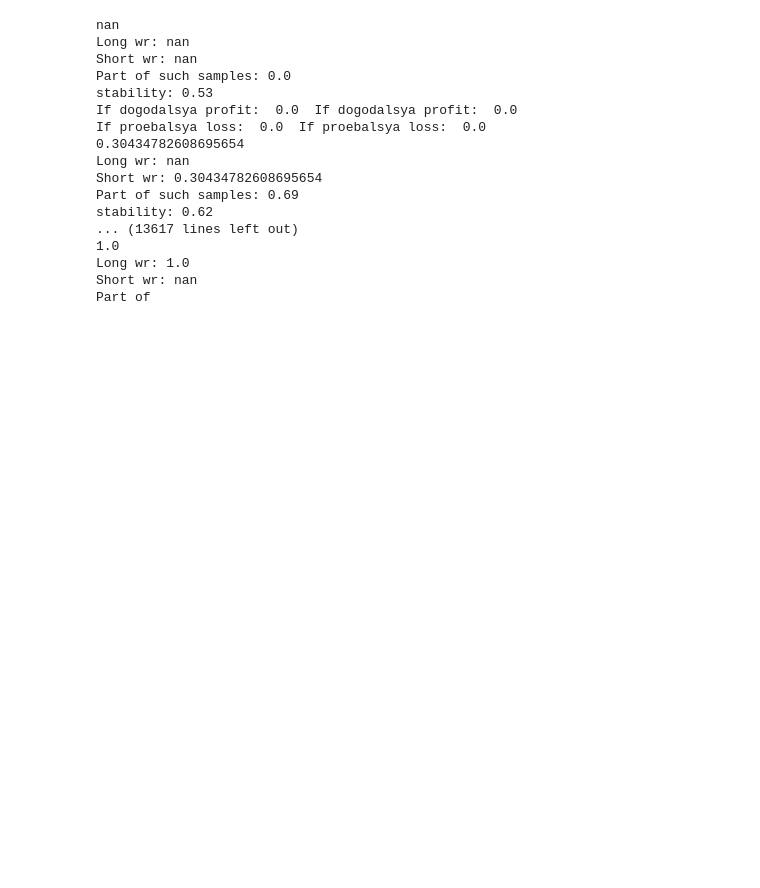
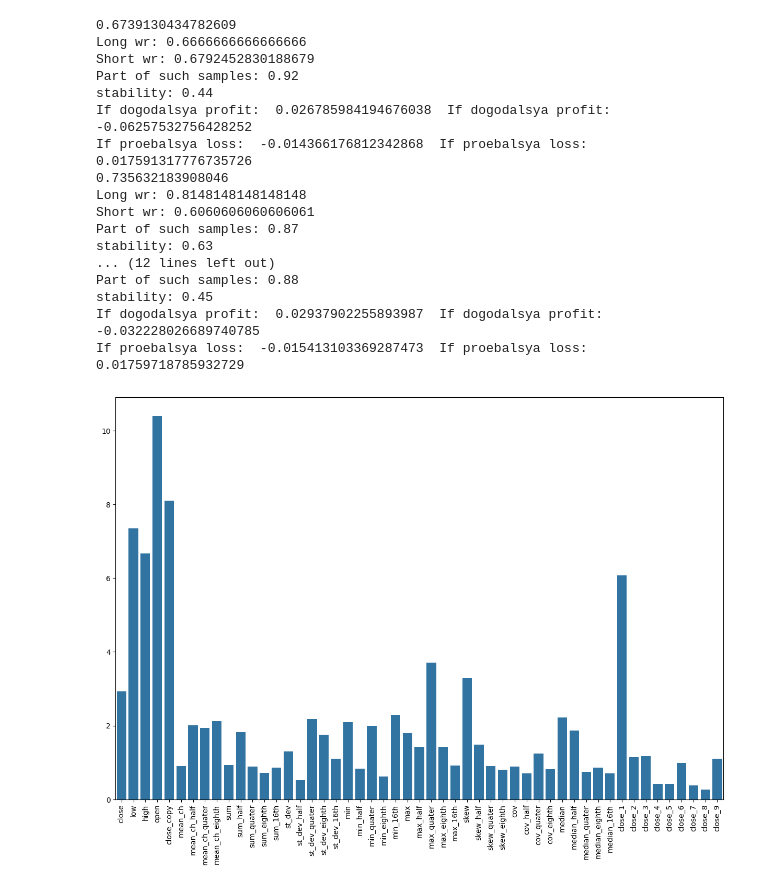
Before and after one commit to Makarov-IA/Projects, a Jupyter notebook: Crypto_series_analysis.ipynb, the cells around one changed output. Cells and saved outputs as stored; diff of their text form; code cells hidden in the pictures; blank space fills up the shorter version.

```diff
--- a/Crypto_series_analysis.ipynb
+++ b/Crypto_series_analysis.ipynb
@@ -222,3 +247,4 @@ y_copy = y.copy()
 # %%
-X_train, X_test, y_train, y_test = train_test_split(X,y_copy, test_size=0.2, shuffle=False, random_state=42)
+X, y, features_names = make_data(data)
+X_train, X_test, y_train, y_test = train_test_split(X,y, test_size=0.2, shuffle=False, random_state=42)
 X_train, X_val, y_train, y_val = train_test_split(X_train,y_train, test_size=0.2, shuffle=False, random_state=42)
@@ -307,10 +371,10 @@ long_list = []
 short_list = []
 long_list_w = []
 short_list_w = []
-for i in (range(0, y_test.shape[0]-100, 100)):
+for i in (range(0, y_test.shape[0]-10000, 100)):
     st, en = i, i+100
     p, q = 0.0001, 1
-    pred = model.predict(X_test[st:en])
+    pred = boost.predict(X_test[st:en])
     print((np.sign(pred.reshape(-1)[(abs(pred)>p) & (abs(pred) < q)]) == np.sign(y_test[st:en].reshape(-1)[(abs(pred)>p) & (abs(pred) < q)])).mean())
     print("Long wr:", (np.sign(pred.reshape(-1)[((pred)>p) & ((pred) < q)]) == np.sign(y_test[st:en].reshape(-1)[((pred)>p) & ((pred) < q)])).mean())
     print("Short wr:", (np.sign(pred.reshape(-1)[((pred)<-p) & ((pred) > -q)]) == np.sign(y_test[st:en].reshape(-1)[((pred)<-p) & ((pred) > -q)])).mean())
@@ -323,20 +387,30 @@ for i in (range(0, y_test.shape[0]-100, 100)):
     short_list_w.append((((pred)<-p) & ((pred) > -q)).sum())
     long_list_w.append((((pred)>p) & ((pred) < q)).sum())
 # %% [output]
-nan
-Long wr: nan
-Short wr: nan
-Part of such samples: 0.0
-stability: 0.53
-If dogodalsya profit:  0.0  If dogodalsya profit:  0.0
-If proebalsya loss:  0.0  If proebalsya loss:  0.0
-0.30434782608695654
-Long wr: nan
-Short wr: 0.30434782608695654
-Part of such samples: 0.69
-stability: 0.62
-... (13617 lines left out)
-1.0
-Long wr: 1.0
-Short wr: nan
-Part of
+0.6739130434782609
+Long wr: 0.6666666666666666
+Short wr: 0.6792452830188679
+Part of such samples: 0.92
+stability: 0.44
+If dogodalsya profit:  0.026785984194676038  If dogodalsya profit:  -0.06257532756428252
+If proebalsya loss:  -0.014366176812342868  If proebalsya loss:  0.017591317776735726
+0.735632183908046
+Long wr: 0.8148148148148148
+Short wr: 0.6060606060606061
+Part of such samples: 0.87
+stability: 0.63
+... (12 lines left out)
+Part of such samples: 0.88
+stability: 0.45
+If dogodalsya profit:  0.02937902255893987  If dogodalsya profit:  -0.032228026689740785
+If proebalsya loss:  -0.015413103369287473  If proebalsya loss:  0.01759718785932729
+# %%
+d = boost.feature_importances_
+# d.sort()
+# d = d[::-1]
+plt.figure(figsize=(15,10))
+sns.barplot(data=pd.Series(data=d,index=boost.feature_names_))
+ticks = plt.xticks(rotation=90)
+plt.show()
+# %% [output]
+[figure, added]
```
Also changed, not shown: parts of 42 cells of this notebook.
